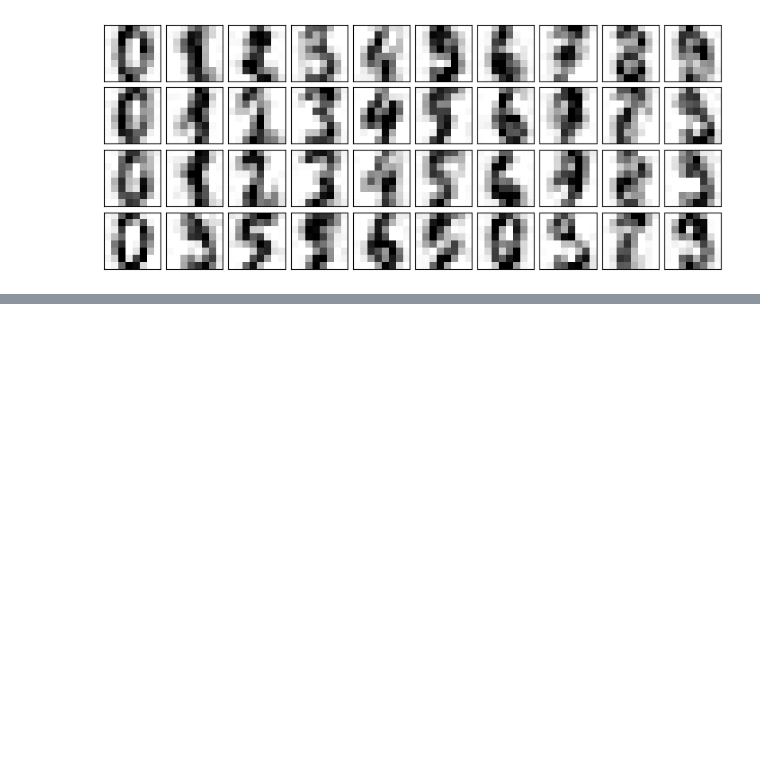
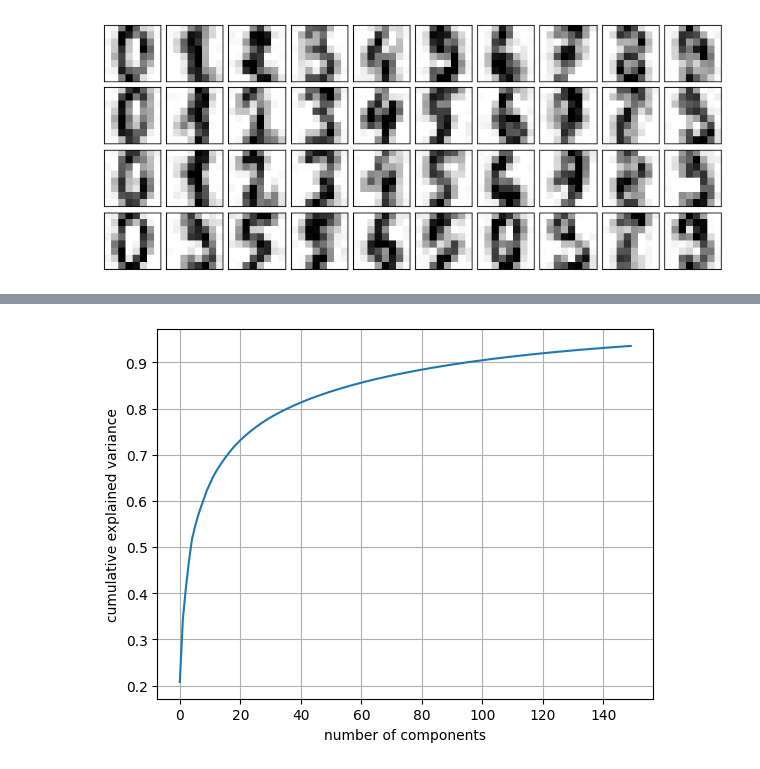
Before and after one commit to MaximillianJacob/PCA_Learning, a Jupyter notebook: py/PCA_test.ipynb, the cells around one changed output, grey strips where cells are left out. Drawn from its saved outputs; the diff is of its cells as text; code cells hidden in the pictures; blank space fills up the shorter version.

```diff
--- a/py/PCA_test.ipynb
+++ b/py/PCA_test.ipynb
@@ -251,0 +240,7 @@ faces.head()
+# %%
+plt.plot(np.cumsum(pca.explained_variance_ratio_))
+plt.xlabel('number of components')
+plt.ylabel('cumulative explained variance')
+plt.grid()
+# %% [output]
+[figure, added]
```
Also changed, not shown: parts of 12 cells of this notebook.
